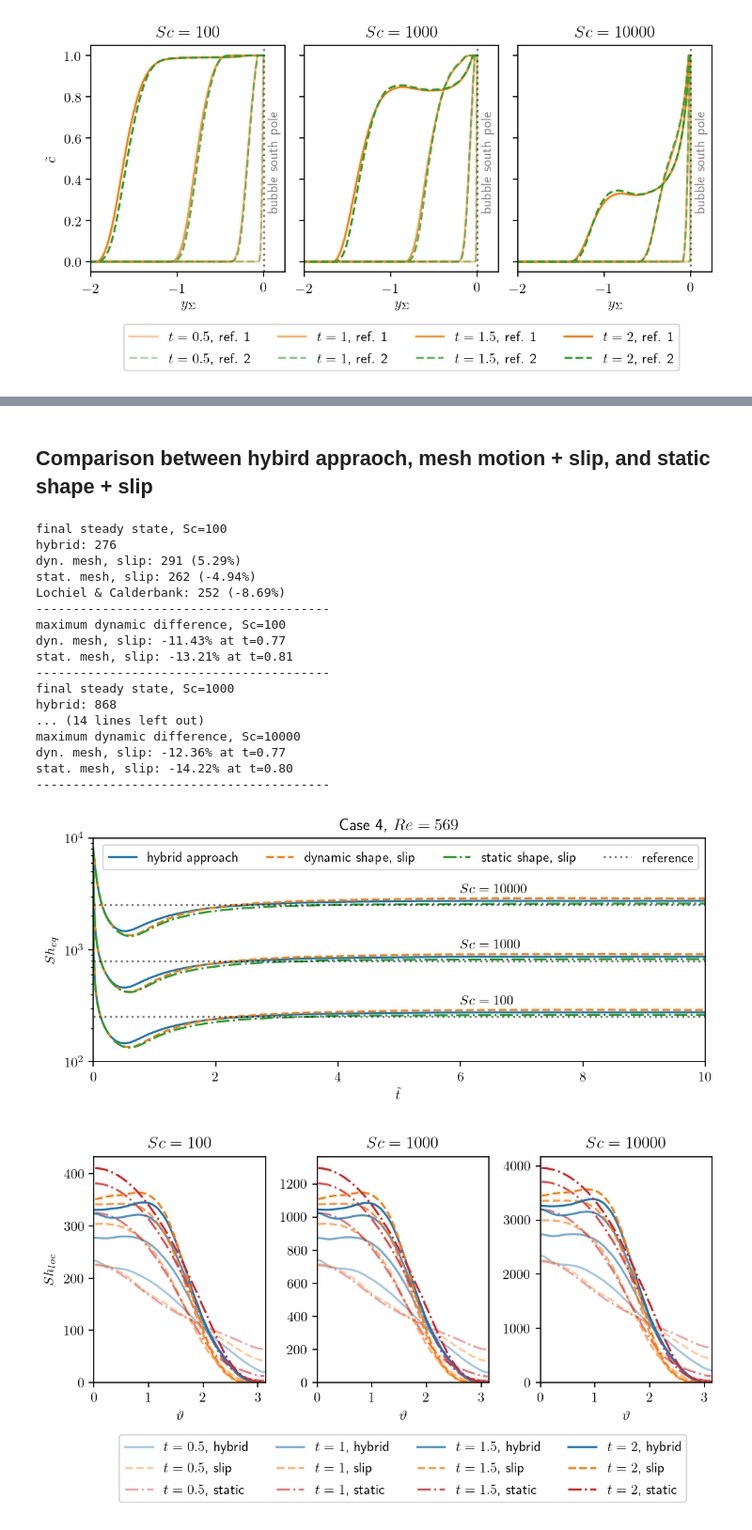
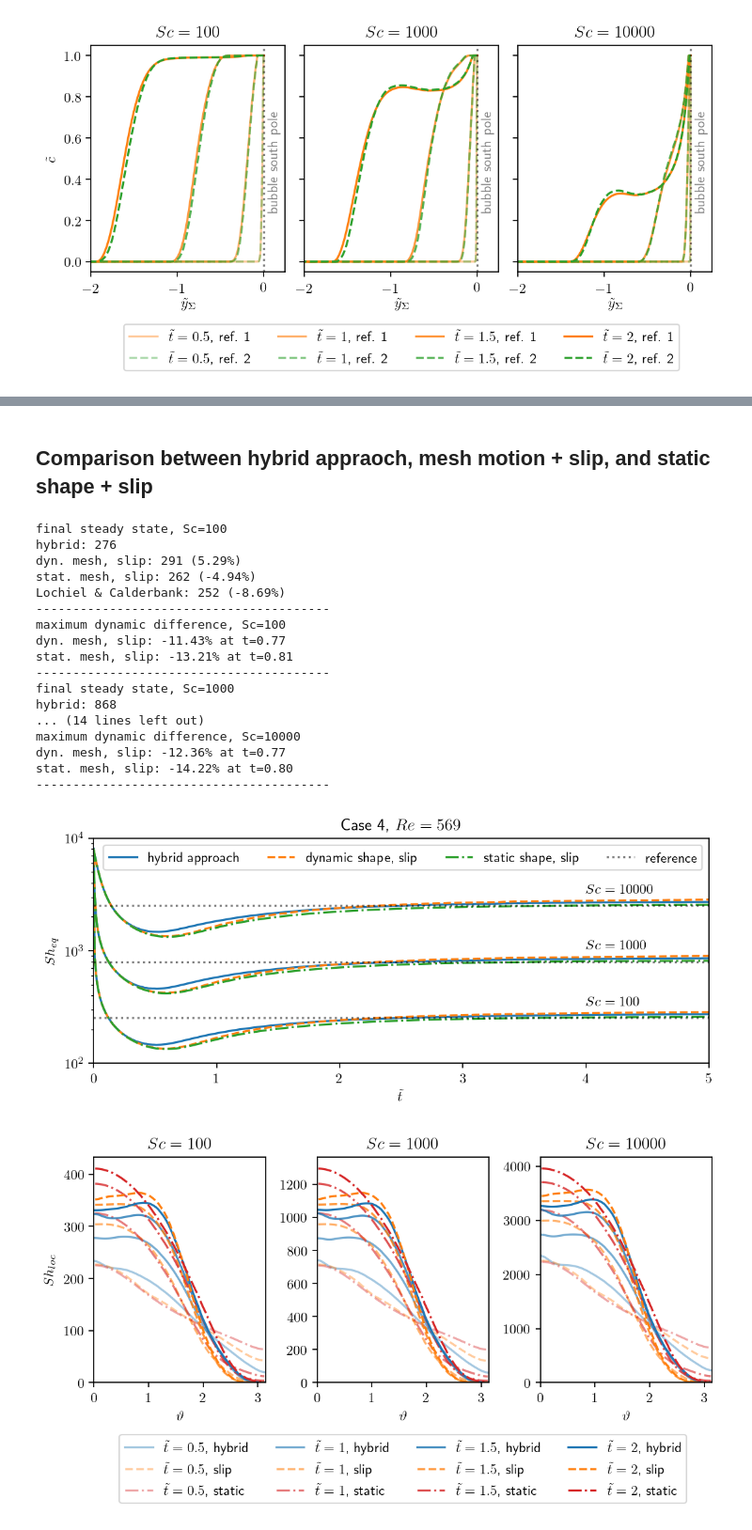
Before and after one commit to AndreWeiner/sgs_model_test_transient, a Jupyter notebook: notebooks/sherwood_numbers.ipynb, the cells around one changed output, grey strips where cells are left out. Shown at 94% size. Drawn from its saved outputs; the diff is of its cells as text; code cells hidden in the pictures.

```diff
--- a/notebooks/sherwood_numbers.ipynb
+++ b/notebooks/sherwood_numbers.ipynb
@@ -300,9 +300,10 @@ for i, sc in enumerate(["s1", "s2", "s3"]):
     for j, time in enumerate(times[:4]):
         ref_1 = wake_hybrid["CB4_t{:s}".format(time)]
         ref_2 = wake_hybrid["CB4_ref2_t{:s}".format(time)]
+        time_str = r"\tilde{t}=" + r"{:s}".format(time)
         if i == 1:
-            axarr[i].plot(ref_1.sd, ref_1[["c1", "c2", "c3"]].values[:, i], color="C1", ls="-", alpha=alpha[j], label=r"$t={:s}$, ref. 1".format(time))
-            axarr[i].plot(ref_2.sd, ref_2[["c1", "c2", "c3"]].values[:, i], color="C2", ls="--", alpha=alpha[j], label=r"$t={:s}$, ref. 2".format(time))
+            axarr[i].plot(ref_1.sd, ref_1[["c1", "c2", "c3"]].values[:, i], color="C1", ls="-", alpha=alpha[j], label=r"${:s}$, ref. 1".format(time_str))
+            axarr[i].plot(ref_2.sd, ref_2[["c1", "c2", "c3"]].values[:, i], color="C2", ls="--", alpha=alpha[j], label=r"${:s}$, ref. 2".format(time_str))
         else:
             axarr[i].plot(ref_1.sd, ref_1[["c1", "c2", "c3"]].values[:, i], color="C1", ls="-", alpha=alpha[j])
             axarr[i].plot(ref_2.sd, ref_2[["c1", "c2", "c3"]].values[:, i], color="C2", ls="--", alpha=alpha[j])
@@ -311,7 +312,7 @@ for i, sc in enumerate(["s1", "s2", "s3"]):
         axarr[i].set_yticklabels([])
     axarr[i].axvline(0.0, color="k", ls=":", alpha=0.5)
     axarr[i].text(0.05, 0.25, r"bubble south pole", rotation=90, alpha=0.5)
-    axarr[i].set_xlabel(r"$y_\Sigma$")
+    axarr[i].set_xlabel(r"$\tilde{y}_\Sigma$")
     axarr[i].set_xlim(-2.0, 0.25)
     axarr[i].set_title(r"$Sc={:d}$".format(schmidt[i]))
     box = axarr[i].get_position()
@@ -326,0 +421,32 @@ plt.savefig(output_path + "wake_mesh_dep_hybrid.pdf", bbox_inches="tight")
+# %%
+fig, axarr = plt.subplots(1, 3, figsize=(8, 3))
+
+alpha = [0.4, 0.6, 0.8, 1.0]
+
+for i, sc in enumerate(schmidt):
+    for j, time in enumerate(times[:4]):
+        ref_1 = wake_sgs["CB4_t{:s}".format(time)]
+        ref_2 = wake_sgs["CB4_t{:s}_40".format(time)]
+        time_str = r"\tilde{t}=" + r"{:s}".format(time)
+        if i == 1:
+            axarr[i].plot(ref_1.sd, ref_1[["c1", "c2", "c3"]].values[:, i], color="C1", ls="-", alpha=alpha[j], label=r"${:s}$, ref. 1".format(time_str))
+            axarr[i].plot(ref_2.sd, ref_2[["c1", "c2", "c3"]].values[:, i], color="C2", ls="--", alpha=alpha[j], label=r"${:s}$, ref. 2".format(time_str))
+        else:
+            axarr[i].plot(ref_1.sd, ref_1[["c1", "c2", "c3"]].values[:, i], color="C1", ls="-", alpha=alpha[j])
+            axarr[i].plot(ref_2.sd, ref_2[["c1", "c2", "c3"]].values[:, i], color="C2", ls="--", alpha=alpha[j])
+
+    if i > 0:
+        axarr[i].set_yticklabels([])
+    axarr[i].axvline(0.0, color="k", ls=":", alpha=0.5)
+    axarr[i].text(0.05, 0.25, r"bubble south pole", rotation=90, alpha=0.5)
+    axarr[i].set_xlabel(r"$\tilde{y}_\Sigma$")
+    axarr[i].set_xlim(-2.2, 0.25)
+    axarr[i].set_title(r"$Sc={:d}$".format(schmidt[i]))
+    box = axarr[i].get_position()
+    axarr[i].set_position([box.x0, box.y0 + box.height * 0.1, box.width, box.height * 0.9])
+
+axarr[0].set_ylabel(r"$\tilde{c}$")
+axarr[1].legend(loc='upper center', bbox_to_anchor=(0.5, -0.2), ncol=4)
+
+plt.subplots_adjust(wspace=0.1)
+plt.savefig(output_path + "wake_mesh_dep_sgs.pdf", bbox_inches="tight")
@@ -327,5 +455,5 @@ plt.savefig(output_path + "wake_mesh_dep_hybrid.pdf", bbox_inches="tight")
 # %% [markdown]
-## Comparison between hybird appraoch, mesh motion + slip, and static shape + slip
+## Comparison between hybrid appraoch, mesh motion + slip, and static shape + slip
 # %%
 fig, ax = plt.subplots(1, 1, figsize=(8, 3))
 area_eq = np.pi * 3.0/360.0
@@ -364,36 +492,36 @@ for i, sc in enumerate(["s1", "s2", "s3"]):
         ax.plot(slip.time, sh_eq_slip, color="C1", ls="--")
         ax.plot(frozen.time, sh_eq_frozen, color="C2", ls="-.")
         ax.plot([0.0, 10.0], [sh_ref, sh_ref], color="k", ls=":", alpha=0.5)
 
-    ax.text(6.0, sh_ref*1.3, r"$Sc={:4.0f}$".format(schmidt[i]))
+    ax.text(4.0, sh_ref*1.3, r"$Sc={:4.0f}$".format(schmidt[i]))
 
 ax.set_xlabel(r"$\tilde{t}$")
 ax.set_ylabel(r"$Sh_{eq}$")
 ax.set_yscale("log")
-ax.set_xlim(0.0, 10.0)
+ax.set_xlim(0.0, 5.0)
 ax.set_ylim(100, 10000)
 ax.legend(ncol=4)
 ax.set_title(r"Case 4, $Re={:2.0f}$".format(np.round(reynolds[-1], 0)))
 plt.savefig(output_path + "sh_glob_slip.pdf", bbox_inches="tight")
 # %% [output]
 final steady state, Sc=100
 hybrid: 276
 dyn. mesh, slip: 291 (5.29%)
 stat. mesh, slip: 262 (-4.94%)
 Lochiel & Calderbank: 252 (-8.69%)
 ----------------------------------------
 maximum dynamic difference, Sc=100
 dyn. mesh, slip: -11.43% at t=0.77
 stat. mesh, slip: -13.21% at t=0.81
 ----------------------------------------
 final steady state, Sc=1000
 hybrid: 868
 ... (14 lines left out)
 maximum dynamic difference, Sc=10000
 dyn. mesh, slip: -12.36% at t=0.77
 stat. mesh, slip: -14.22% at t=0.80
 ----------------------------------------
-[figure, old version]
+[figure, new version]
 # %%
 fig, axarr = plt.subplots(1, 3, figsize=(8, 3))
 
```
Also changed, not shown: parts of 20 cells of this notebook, 8 other files.
